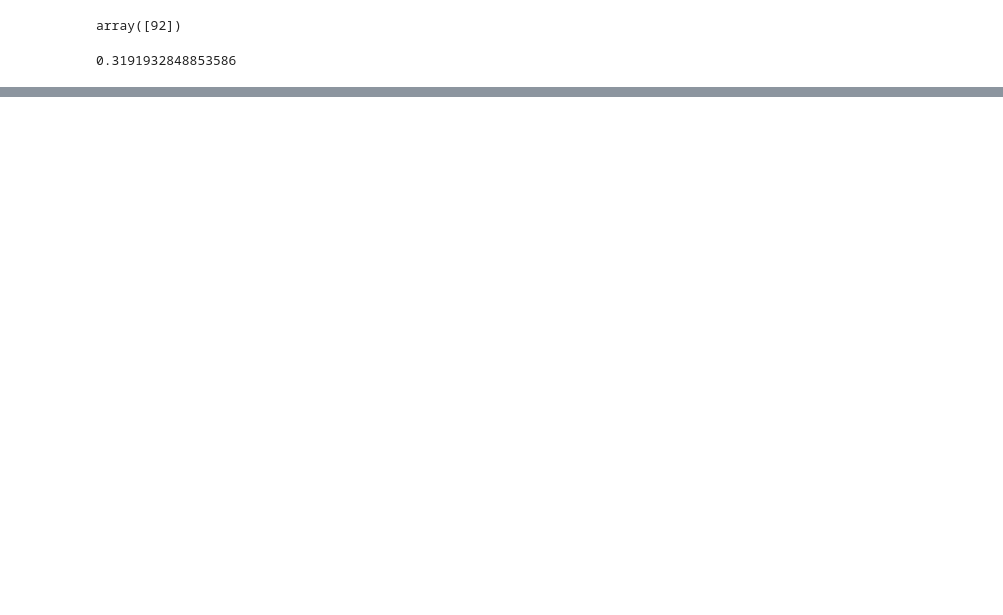
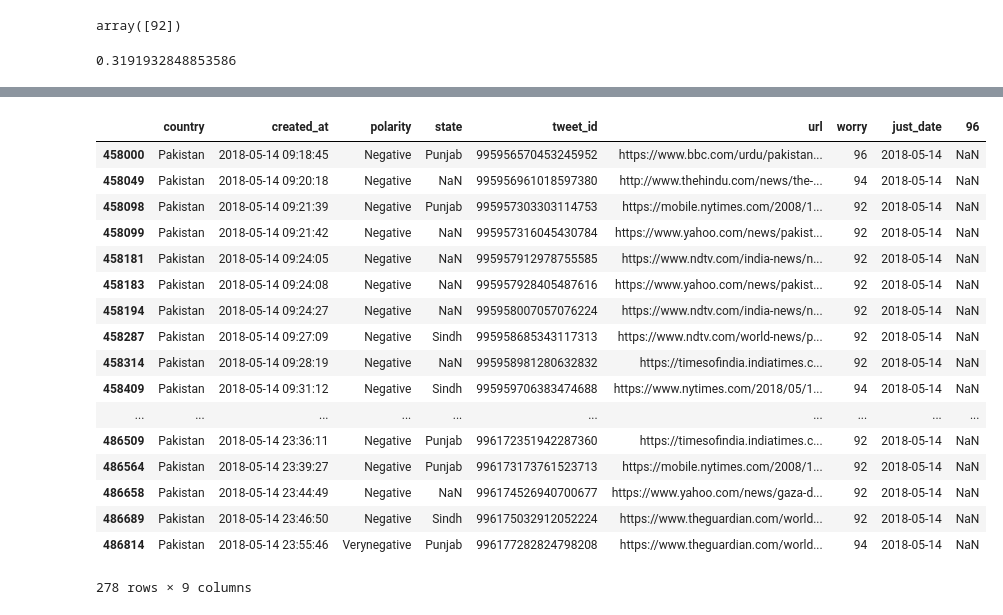
Before and after one commit to mannuscript/micromort, a Jupyter notebook: micromort/tweets_processing/US_states processing.ipynb, the cells around one changed output, grey strips where cells are left out. Cells and saved outputs as stored; diff of their text form; code cells hidden in the pictures; blank space fills up the shorter version.

```diff
--- a/micromort/tweets_processing/US_states processing.ipynb
+++ b/micromort/tweets_processing/US_states processing.ipynb
@@ -132,8 +170,8 @@ for date in range(0,23):
 counts=0
 for country in df.country.unique():
     gp = pd.DataFrame({'counts' : df[df.country == country].groupby( [ "just_date"] ).size()}).reset_index().sort_values(["counts"])
-    if gp[gp.counts > 150].shape[0] >= 22:
-        print country, gp.shape[0]
+    if gp[gp.counts > 250].shape[0] >= 15:
+        print country, gp[gp.counts > 250].shape[0]
         counts=counts+1
 print counts
 # %% [output]
@@ -225,0 +348,20 @@ float(_df[pd.to_datetime(df.just_date) == pd.to_datetime("2018-05-26 00:00:00")]
+# %%
+_c = ["United States",
+"India",
+"Canada",
+"United Kingdom",
+"Australia",
+"Malaysia",
+"Pakistan"]
+# %%
+worry=98
+s = ""
+for date in range(0,1):
+    s = str(pd.to_datetime("2018-06-03") + timedelta(days=date)) + ","
+    score = 0.0
+    for country in _c:
+        _all = df[df.country == country][pd.to_datetime(df.just_date) == pd.to_datetime("2018-06-03") + timedelta(days=date)]
+        _worried = _all[df.worry==worry]
+        score = score + float((_worried.shape[0]*100))/_all.shape[0]
+        print country , str(float((_worried.shape[0]*100))/_all.shape[0])
+    print score/len(_c)
@@ -225,0 +381,13 @@ float(_df[pd.to_datetime(df.just_date) == pd.to_datetime("2018-05-26 00:00:00")]
+# %%
+worry=98
+s = ""
+contries = [
+    "Canada","India","United Kingdom","United States","Australia","Malaysia","Pakistan"
+]
+for date in range(0,23):
+    s = str(pd.to_datetime("2018-05-14") + timedelta(days=date)) + ","
+    for country in contries:
+        _all = df[df.country == country][pd.to_datetime(df.just_date) == pd.to_datetime("2018-05-14") + timedelta(days=date)]
+        _worried = _all[df.worry==worry]
+        s = s + str(float((_worried.shape[0]*100))/_all.shape[0]) + ","
+    print s
@@ -225,0 +412,21 @@ float(_df[pd.to_datetime(df.just_date) == pd.to_datetime("2018-05-26 00:00:00")]
+# %%
+df[df.country == "Pakistan"][pd.to_datetime(df.just_date) == pd.to_datetime("2018-05-14") + timedelta(days=date)]
+# %% [output]
+|  | country | created_at | polarity | state | tweet_id | url | worry | just_date | 96 |
+| 458000 | Pakistan | 2018-05-14 09:18:45 | Negative | Punjab | 995956570453245952 | https://www.bbc.com/urdu/pakistan... | 96 | 2018-05-14 | NaN |
+| 458049 | Pakistan | 2018-05-14 09:20:18 | Negative | NaN | 995956961018597380 | http://www.thehindu.com/news/the-... | 94 | 2018-05-14 | NaN |
+| 458098 | Pakistan | 2018-05-14 09:21:39 | Negative | Punjab | 995957303303114753 | https://mobile.nytimes.com/2008/1... | 92 | 2018-05-14 | NaN |
+| 458099 | Pakistan | 2018-05-14 09:21:42 | Negative | NaN | 995957316045430784 | https://www.yahoo.com/news/pakist... | 92 | 2018-05-14 | NaN |
+| 458181 | Pakistan | 2018-05-14 09:24:05 | Negative | NaN | 995957912978755585 | https://www.ndtv.com/india-news/n... | 92 | 2018-05-14 | NaN |
+| 458183 | Pakistan | 2018-05-14 09:24:08 | Negative | NaN | 995957928405487616 | https://www.yahoo.com/news/pakist... | 92 | 2018-05-14 | NaN |
+| 458194 | Pakistan | 2018-05-14 09:24:27 | Negative | NaN | 995958007057076224 | https://www.ndtv.com/india-news/n... | 92 | 2018-05-14 | NaN |
+| 458287 | Pakistan | 2018-05-14 09:27:09 | Negative | Sindh | 995958685343117313 | https://www.ndtv.com/world-news/p... | 92 | 2018-05-14 | NaN |
+| 458314 | Pakistan | 2018-05-14 09:28:19 | Negative | NaN | 995958981280632832 | https://timesofindia.indiatimes.c... | 92 | 2018-05-14 | NaN |
+| 458409 | Pakistan | 2018-05-14 09:31:12 | Negative | Sindh | 995959706383474688 | https://www.nytimes.com/2018/05/1... | 94 | 2018-05-14 | NaN |
+| ... | ... | ... | ... | ... | ... | ... | ... | ... | ... |
+| 486509 | Pakistan | 2018-05-14 23:36:11 | Negative | Punjab | 996172351942287360 | https://timesofindia.indiatimes.c... | 92 | 2018-05-14 | NaN |
+| 486564 | Pakistan | 2018-05-14 23:39:27 | Negative | Punjab | 996173173761523713 | https://mobile.nytimes.com/2008/1... | 92 | 2018-05-14 | NaN |
+| 486658 | Pakistan | 2018-05-14 23:44:49 | Negative | NaN | 996174526940700677 | https://www.yahoo.com/news/gaza-d... | 92 | 2018-05-14 | NaN |
+| 486689 | Pakistan | 2018-05-14 23:46:50 | Negative | Sindh | 996175032912052224 | https://www.theguardian.com/world... | 92 | 2018-05-14 | NaN |
+| 486814 | Pakistan | 2018-05-14 23:55:46 | Verynegative | Punjab | 996177282824798208 | https://www.theguardian.com/world... | 94 | 2018-05-14 | NaN |
+278 rows × 9 columns
```
Also changed, not shown: parts of 15 cells of this notebook, 4 other files.
